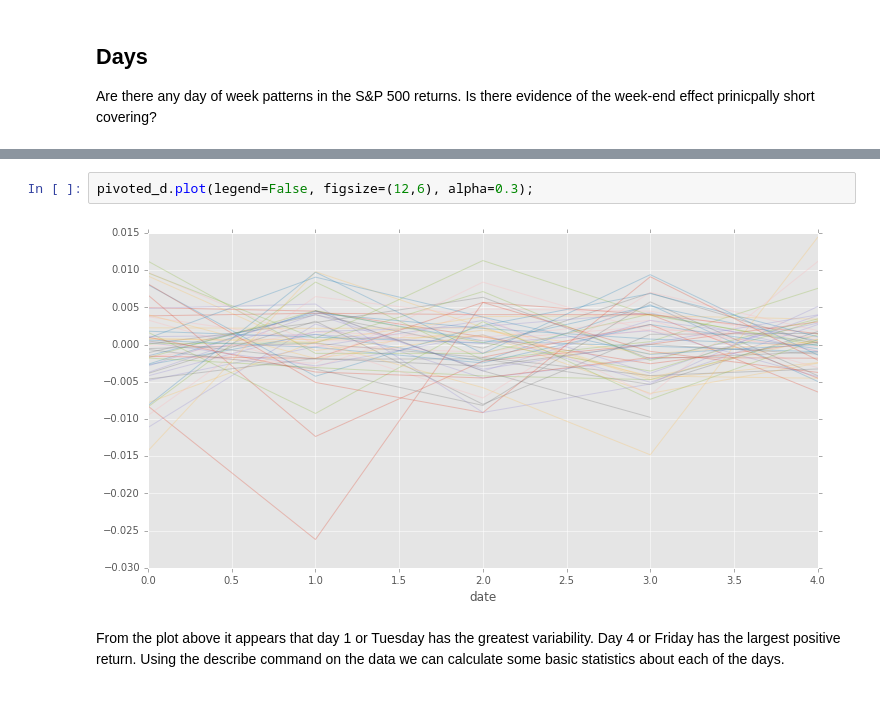
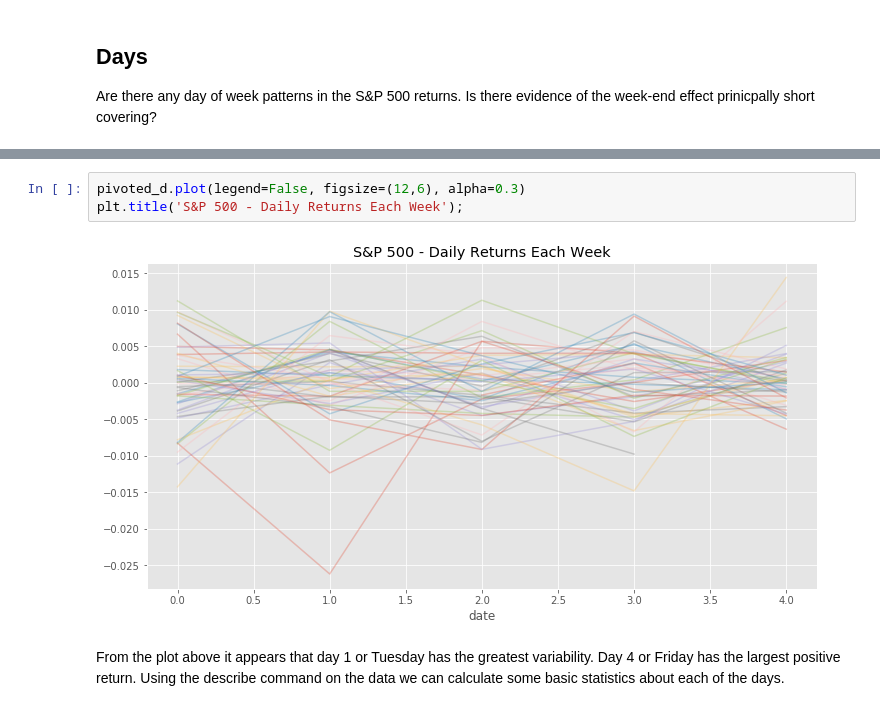
Before and after one commit to aandres99/SP500-Studies, a Jupyter notebook: SP500_When.ipynb, the cells around one changed output, grey strips where cells are left out. Cells and saved outputs as stored; diff of their text form.

```diff
--- a/SP500_When.ipynb
+++ b/SP500_When.ipynb
@@ -192,7 +226,8 @@ Are there any day of week patterns in the S&P 500 returns. Is there evidence of
 # %%
-pivoted_d.plot(legend=False, figsize=(12,6), alpha=0.3);
+pivoted_d.plot(legend=False, figsize=(12,6), alpha=0.3)
+plt.title('S&P 500 - Daily Returns Each Week');
 # %% [output]
-[figure, old version]
+[figure, new version]
 # %% [markdown]
 From the plot above it appears that day 1 or Tuesday has the greatest variability. Day 4 or Friday has the largest positive return. Using the describe command on the data we can calculate some basic statistics about each of the days.
 # %%
```
Also changed, not shown: parts of 15 cells of this notebook.
